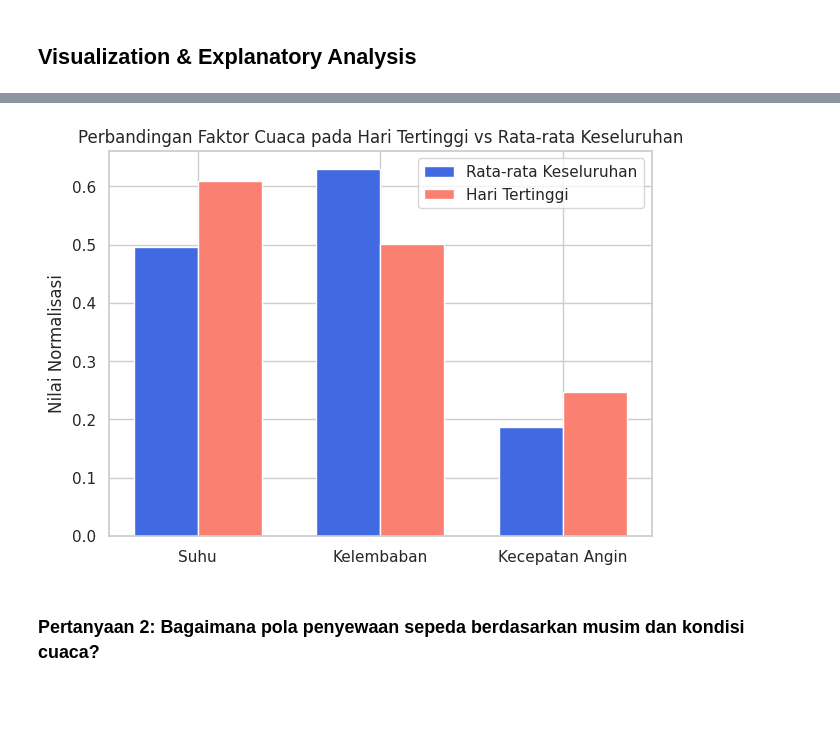
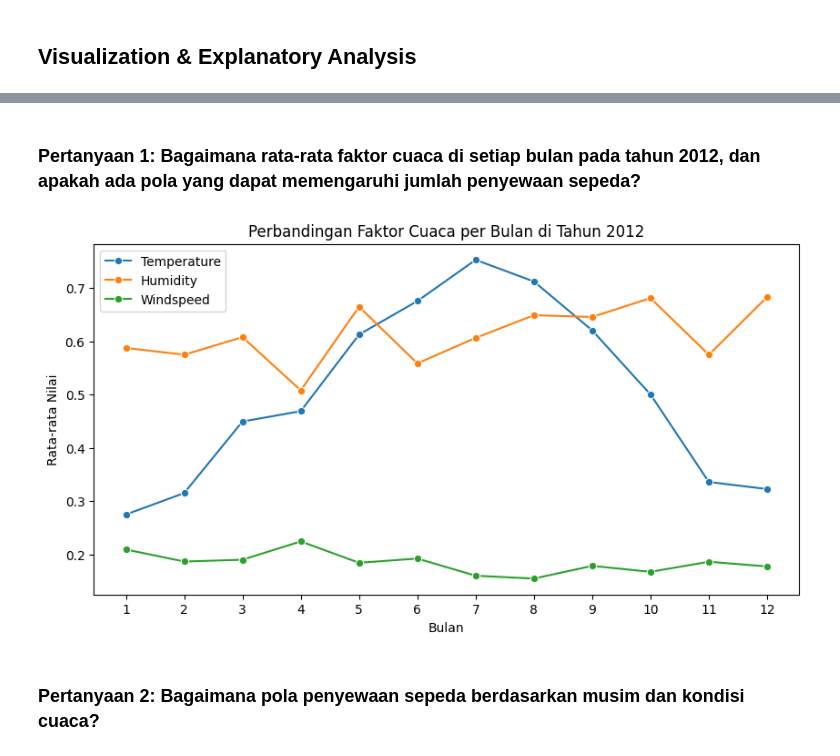
Before and after one commit to lisnarahma/Submission, a Jupyter notebook: notebook.ipynb, the cells around one changed output, grey strips where cells are left out. Saved outputs shown, nothing was run; the diff lists cells and outputs as text; code cells hidden in the pictures; blank space fills up the shorter version.

```diff
--- a/notebook.ipynb
+++ b/notebook.ipynb
@@ -251,0 +237,8 @@ weekday_vs_weekend
+# %%
+day_2012 = day_cleaned[day_cleaned["yr"] == 1]
+
+rata_rata_faktor_per_bulan = (
+    day_2012.groupby("mnth")[["temp", "hum", "windspeed"]].mean()
+)
+
+rata_rata_faktor_per_bulan
@@ -310,26 +301,23 @@ plt.show()
-# %%
-max_day = day_cleaned.loc[day_cleaned["cnt"].idxmax()]
-
-weather_factors = ["temp", "hum", "windspeed"]
-overall_avg = day_cleaned[weather_factors].mean()
-max_day_values = max_day[weather_factors]
-
-x = np.arange(len(weather_factors))
-width = 0.35
-
-fig, ax = plt.subplots(figsize=(7, 5))
-bars1 = ax.bar(x - width/2, overall_avg, width, label="Rata-rata Keseluruhan", color="royalblue")
-bars2 = ax.bar(x + width/2, max_day_values, width, label="Hari Tertinggi", color="salmon")
-
-ax.set_xticks(x)
-ax.set_xticklabels(["Suhu", "Kelembaban", "Kecepatan Angin"])
-ax.set_ylabel("Nilai Normalisasi")
-ax.set_title("Perbandingan Faktor Cuaca pada Hari Tertinggi vs Rata-rata Keseluruhan")
-ax.legend()
-
-plt.show()
-# %% [output]
-[figure, removed]
+# %% [markdown]
+### Pertanyaan 1: Bagaimana rata-rata faktor cuaca di setiap bulan pada tahun 2012, dan apakah ada pola yang dapat memengaruhi jumlah penyewaan sepeda?
+# %%
+plt.figure(figsize=(10, 5))
+
+# Lineplot untuk masing-masing faktor
+sns.lineplot(x=rata_rata_faktor_per_bulan.index, y=rata_rata_faktor_per_bulan['temp'], label='Temperature', marker='o')
+sns.lineplot(x=rata_rata_faktor_per_bulan.index, y=rata_rata_faktor_per_bulan['hum'], label='Humidity', marker='o')
+sns.lineplot(x=rata_rata_faktor_per_bulan.index, y=rata_rata_faktor_per_bulan['windspeed'], label='Windspeed', marker='o')
+
+# Label dan judul
+plt.xlabel("Bulan")
+plt.ylabel("Rata-rata Nilai")
+plt.title("Perbandingan Faktor Cuaca per Bulan di Tahun 2012")
+plt.legend()
+plt.xticks(range(1, 13))  # Menampilkan angka bulan dari 1-12
+
+plt.show()
+# %% [output]
+[figure, added]
 # %% [markdown]
 ### Pertanyaan 2: Bagaimana pola penyewaan sepeda berdasarkan musim dan kondisi cuaca?
 # %%
```
Also changed, not shown: parts of 13 cells of this notebook.
